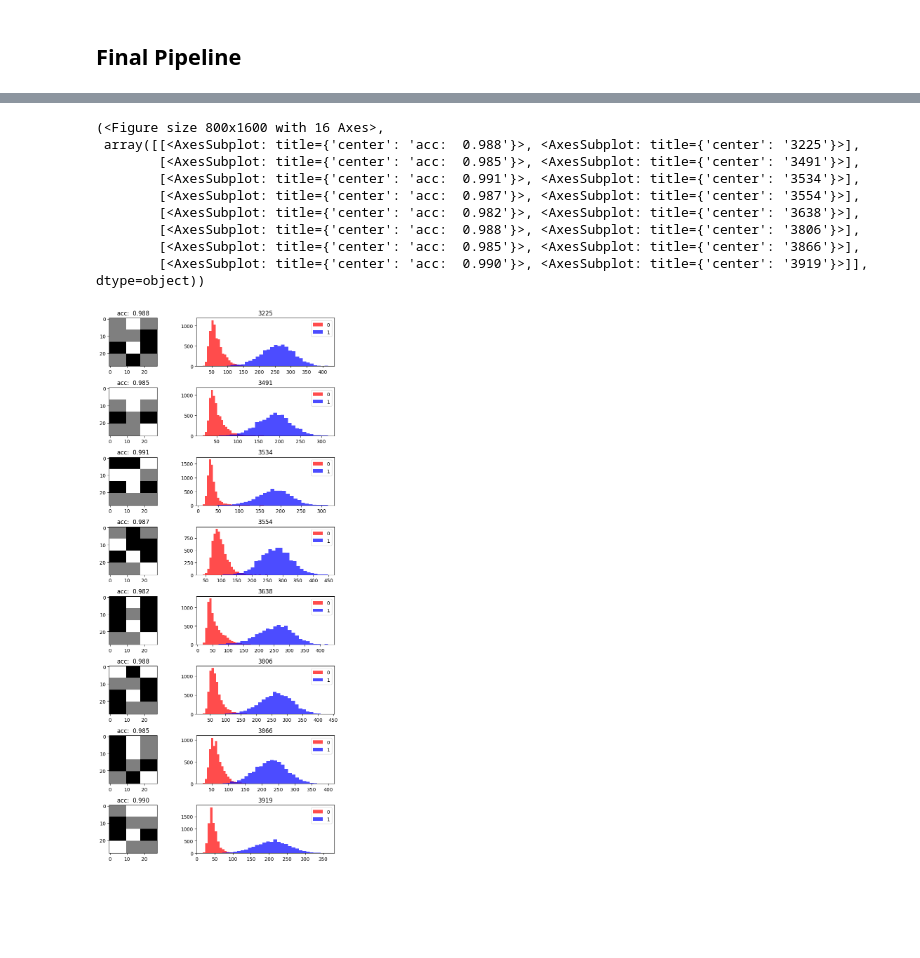
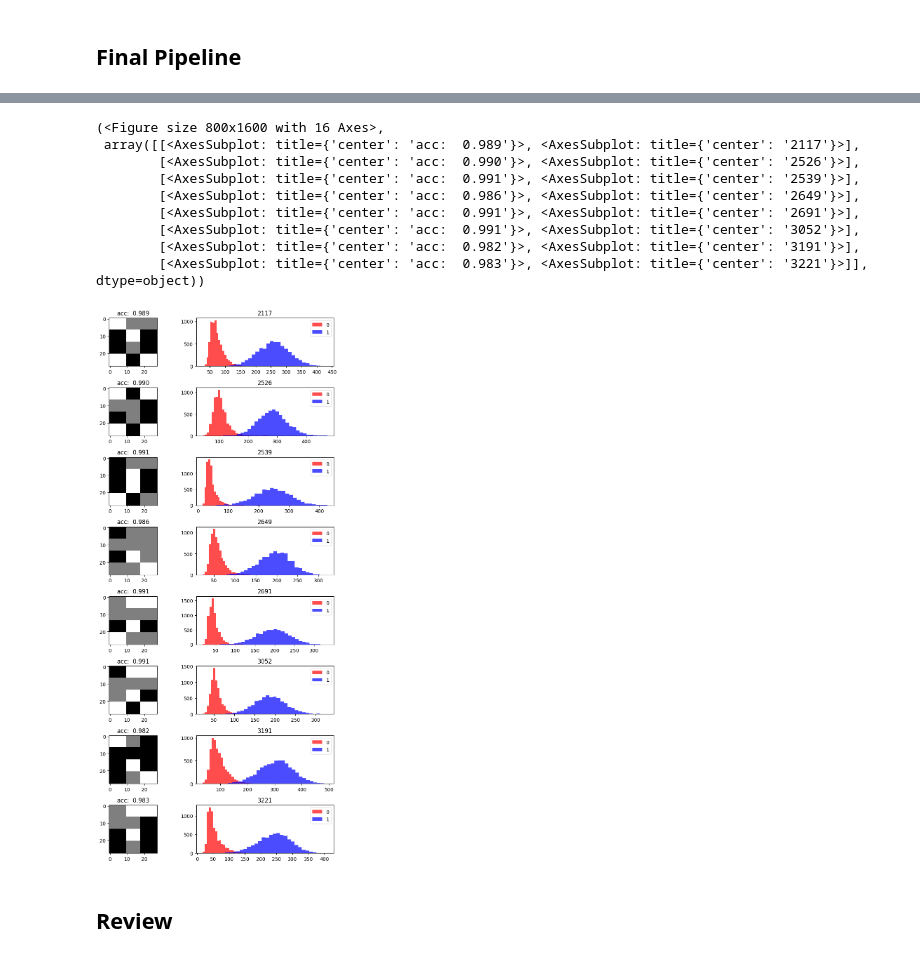
Before and after one commit to nathan-chappell/matos_ml_tutorial, a Jupyter notebook: demo.ipynb, the cells around one changed output, grey strips where cells are left out. Cells and saved outputs as stored; diff of their text form; code cells hidden in the pictures; blank space fills up the shorter version.

```diff
--- a/demo.ipynb
+++ b/demo.ipynb
@@ -198,16 +287,26 @@ def make_basis(rows: T.List[int], columns: T.List[int]) -> np.ndarray:
     return make_rectangular_partition(np.ones((max(rows), max(columns))), rows, columns)
 # %% [markdown]
 #### Kernel Scores
+# %%
+def overlap_score(kernels: np.ndarray, image_data: np.ndarray, label_data: np.ndarray, labels: T.List[int]) -> np.ndarray:
+    """(m,28,28), (n,28,28), (n) -> (m) : calculates 'feature overlap'"""
+    features = (np.expand_dims(kernels, 1) * np.expand_dims(image_data.clip(min=0,max=1), 0)).sum(axis=(2, 3))
+
+    f0 = features[:, label_data == labels[0]]
+    f1 = features[:, label_data == labels[1]]
+    f0_max = f0.max(axis=1).reshape((-1, 1))
+    f1_min = f1.min(axis=1).reshape((-1, 1))
+    assert f0_max.shape[0] == kernels.shape[0]
+    assert f1_min.shape[0] == kernels.shape[0]
+
+    return (f0 > f1_min).sum(axis=1) + (f1 < f0_max).sum(axis=1)
 # %%
-def overlap_score(kernels: np.ndarray, image_data: np.ndarray, label_data: np.ndarray, labels: T.List[int]) -> np.ndarray:
+def cosine_score(kernels: np.ndarray, image_data: np.ndarray, label_data: np.ndarray, labels: T.List[int]) -> np.ndarray:
     """(m,28,28), (n,28,28), (n) -> (m) : calculates 'feature overlap'"""
-    # features = (np.expand_dims(kernels, 1) * np.expand_dims(image_data.clip(min=0,max=1), 0)).sum(axis=(2, 3))
     features = (np.expand_dims(kernels, 1) * np.expand_dims(image_data.clip(min=0, max=1), 0)).sum(axis=(2, 3)) / (
         np.linalg.norm(np.expand_dims(kernels, 1), axis=(2, 3))
         * np.linalg.norm(np.expand_dims(image_data.clip(min=0, max=1), 0), axis=(2, 3))
     )
-    # image_data0 = image_data[label_data == labels[0]]
-    # image_data1 = image_data[label_data == labels[1]]
     f0 = features[:, label_data == labels[0]]
     f1 = features[:, label_data == labels[1]]
     f0_max = f0.max(axis=1).reshape((-1, 1))
@@ -231,7 +332,7 @@ class LinearBasisKernel:
     def get_kernel(self):
         return (self.coefficients.reshape((-1,1,1))*self.basis).sum(axis=0)
 
-    def fit(self, image_data: np.ndarray, label_data: np.ndarray, labels: T.List[int], c_min=0, c_max=2, n=64) -> np.ndarray:
+    def fit(self, image_data: np.ndarray, label_data: np.ndarray, labels: T.List[int], c_min=0, c_max=2, n=64, score=overlap_score) -> np.ndarray:
         """(n,28,28), (n) -> [...coefficients,score]"""
         basis_shape = self.basis.shape
         c_size = basis_shape[0]
@@ -251,7 +352,7 @@ class LinearBasisKernel:
             coefficients_list.append(coefficients)
             kernels = self.get_kernels(self.basis, coefficients)
             assert kernels.shape[1:] == basis_shape[1:]
-            scores_list.append(overlap_score(kernels, image_data, label_data, labels))
+            scores_list.append(score(kernels, image_data, label_data, labels))
 
         scores = np.hstack(scores_list)
         coefficients = np.vstack(coefficients_list)
@@ -266,5 +367,5 @@ class LinearBasisKernel:
 # LinearBasisKernel.get_kernels(make_basis([0, 3, 4], [0, 2, 4]), rng.integers(0, 2, 4 * 6).reshape((6, 4)))
 lk = LinearBasisKernel(make_basis([0, 14, 28], [0, 28]), np.ones(2))
 lk_training_results = lk.fit(image_data, label_data, [1, 0], n=8)
-lk_training_results, lk.coefficients
+lk.coefficients
 # %% [output]
@@ -359,10 +380,12 @@ class FittedKernelBinaryClassifier:
         labels: T.List[int],
         coefficients: np.ndarray = None,
         threshold: float = 0.0,
+        kernel_score=overlap_score,
     ):
         self.linear_basis_kernel = LinearBasisKernel(basis, coefficients if coefficients is not None else np.ones(basis.shape[0]))
         self.threshold = threshold
         self.labels = labels
+        self.kernel_score = kernel_score
 
     def predict(self, X: np.ndarray) -> np.ndarray:
         features = (self.linear_basis_kernel.get_kernel().reshape(1,28,28) * X.clip(min=0, max=1)).sum(axis=(1, 2))
@@ -370,7 +393,7 @@ class FittedKernelBinaryClassifier:
         return np.where(features < self.threshold, self.labels[0], self.labels[1])
 
     def fit(self, X: np.ndarray, y: np.ndarray, topk=32):
-        kernel_results = self.linear_basis_kernel.fit(X, y, self.labels, c_min=0, c_max=2, n=512)
+        kernel_results = self.linear_basis_kernel.fit(X, y, self.labels, c_min=0, c_max=2, n=512, score=self.kernel_score)
         _scores = []
         grid_search_results: T.List[GridSearchResult] = []
         _best_score = -1
@@ -391,7 +414,7 @@ class FittedKernelBinaryClassifier:
         return (self.predict(X) == y).mean()
 
 
-model = FittedKernelBinaryClassifier(make_basis([0, 7, 14, 21, 28], [0, 10, 18, 28]), labels=[1, 0])
+model = FittedKernelBinaryClassifier(make_basis([0, 7, 14, 21, 28], [0, 10, 18, 28]), labels=[1, 0], kernel_score=cosine_score)
 kernel_results, grid_search_results = model.fit(image_data, label_data)
-model.score(image_data, label_data), grid_search_results, kernel_results
+model.score(image_data, label_data)
 # %% [output]
@@ -435,46 +442,47 @@ model.score(image_data, label_data), [(g.optimal_parameter, g.best_accuracy) for
 # %%
-plt.rcParams['figure.figsize'] = 8,16
 
 def compare_kernels(kernels, results=None):
-    fig, axes = plt.subplots(len(kernels), 2)
+    fig, axes = plt.subplots(len(kernels), 2, figsize=(8,16))
     titles = results if results is not None else ['']*len(kernels)
     for k, _axes, title in zip(kernels, axes, titles):
         im = _axes[0].imshow(k, cmap="binary")
         grid_search_result = grid_search_binary_classifier(k, image_data, label_data, labels=[1,0], n=64)
         _axes[0].set_title(f'acc: {grid_search_result.best_accuracy:6.3f}')
         # _overlap_score = overlap_score(np.expand_dims(k,0), image_data, label_data, [1,0]).item()
         # _axes[0].set_title(f'{_overlap_score}')
         f0 = (image_data[label_data == 1].clip(min=0, max=1) * k.reshape(1, 28, 28)).sum(axis=(1, 2))
         f1 = (image_data[label_data == 0].clip(min=0, max=1) * k.reshape(1, 28, 28)).sum(axis=(1, 2))
         bins = 30
         alpha = 0.7
         _axes[1].hist(f0, bins=bins, alpha=alpha, color="red", label="0")
         _axes[1].hist(f1, bins=bins, alpha=alpha, color="blue", label="1")
         _axes[1].set_title(title)
         _axes[1].legend()
 
     fig.tight_layout()
 
     # plt.colorbar(im, fig)
     return fig, axes
 
 
 def compare_kernel_results(index):
     coefficients = kernel_results[index, :-1]
     kernels = model.linear_basis_kernel.get_kernels(model.linear_basis_kernel.basis, coefficients)
     return compare_kernels(kernels, kernel_results[index, -1])
 
 # compare_kernel_results(rng.integers(0,len(kernel_results), 4))
 # best_kernel_results_args = np.argsort(grid_search_results[:,-1])[:4]
 compare_kernel_results(list(range(0,8)))
 # %% [output]
 (<Figure size 800x1600 with 16 Axes>,
- array([[<AxesSubplot: title={'center': 'acc:  0.988'}>, <AxesSubplot: title={'center': '3225'}>],
-        [<AxesSubplot: title={'center': 'acc:  0.985'}>, <AxesSubplot: title={'center': '3491'}>],
-        [<AxesSubplot: title={'center': 'acc:  0.991'}>, <AxesSubplot: title={'center': '3534'}>],
-        [<AxesSubplot: title={'center': 'acc:  0.987'}>, <AxesSubplot: title={'center': '3554'}>],
-        [<AxesSubplot: title={'center': 'acc:  0.982'}>, <AxesSubplot: title={'center': '3638'}>],
-        [<AxesSubplot: title={'center': 'acc:  0.988'}>, <AxesSubplot: title={'center': '3806'}>],
-        [<AxesSubplot: title={'center': 'acc:  0.985'}>, <AxesSubplot: title={'center': '3866'}>],
-        [<AxesSubplot: title={'center': 'acc:  0.990'}>, <AxesSubplot: title={'center': '3919'}>]], dtype=object))
+ array([[<AxesSubplot: title={'center': 'acc:  0.989'}>, <AxesSubplot: title={'center': '2117'}>],
+        [<AxesSubplot: title={'center': 'acc:  0.990'}>, <AxesSubplot: title={'center': '2526'}>],
+        [<AxesSubplot: title={'center': 'acc:  0.991'}>, <AxesSubplot: title={'center': '2539'}>],
+        [<AxesSubplot: title={'center': 'acc:  0.986'}>, <AxesSubplot: title={'center': '2649'}>],
+        [<AxesSubplot: title={'center': 'acc:  0.991'}>, <AxesSubplot: title={'center': '2691'}>],
+        [<AxesSubplot: title={'center': 'acc:  0.991'}>, <AxesSubplot: title={'center': '3052'}>],
+        [<AxesSubplot: title={'center': 'acc:  0.982'}>, <AxesSubplot: title={'center': '3191'}>],
+        [<AxesSubplot: title={'center': 'acc:  0.983'}>, <AxesSubplot: title={'center': '3221'}>]], dtype=object))
-[figure, old version]
+[figure, new version]
+# %% [markdown]
+## Review
```
Also changed, not shown: parts of 34 cells of this notebook.
